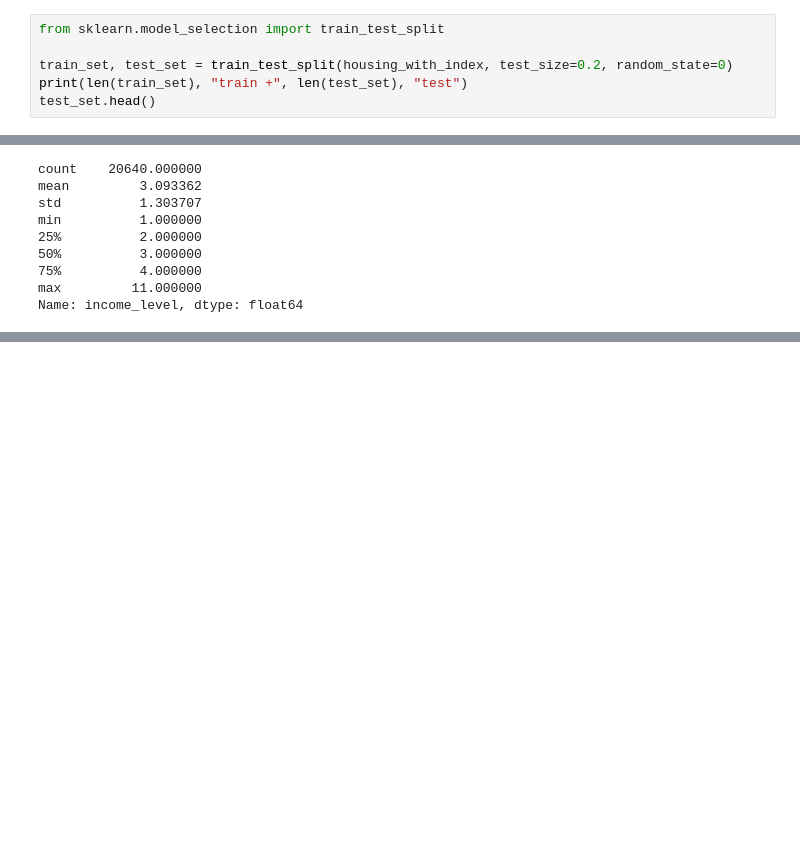
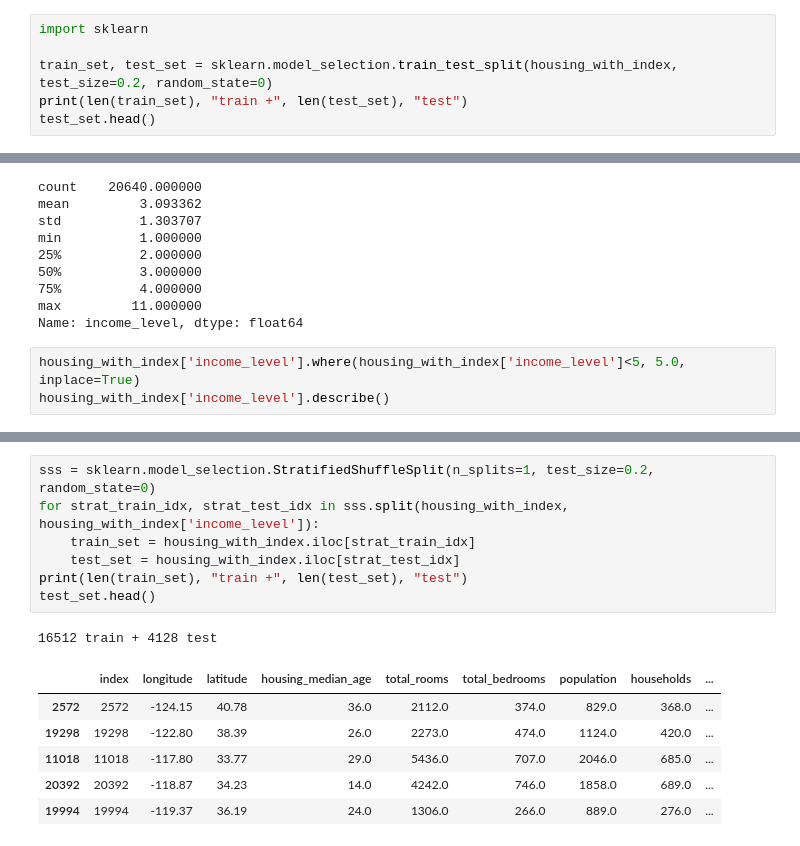
Before and after one commit to CarlyleMan/learning-tf2, a Jupyter notebook: ch2.ipynb, the cells around one changed output, grey strips where cells are left out. Cells and saved outputs as stored; diff of their text form; blank space fills up the shorter version.

Commit message:
use of sklearn.model_selection.StratifiedShuffleSplit

```diff
--- a/ch2.ipynb
+++ b/ch2.ipynb
@@ -210,9 +210,9 @@ test_set.head()
 | 12 | 12 | -122.26 | 37.85 | 52.0 | 2491.0 | 474.0 | 1098.0 | 468.0 | ... |
 | 13 | 13 | -122.26 | 37.84 | 52.0 | 696.0 | 191.0 | 345.0 | 174.0 | ... |
 # %%
-from sklearn.model_selection import train_test_split
+import sklearn
 
-train_set, test_set = train_test_split(housing_with_index, test_size=0.2, random_state=0)
+train_set, test_set = sklearn.model_selection.train_test_split(housing_with_index, test_size=0.2, random_state=0)
 print(len(train_set), "train +", len(test_set), "test")
 test_set.head()
 # %% [output]
@@ -236,3 +236,6 @@ min          1.000000
 75%          4.000000
 max         11.000000
 Name: income_level, dtype: float64
+# %%
+housing_with_index['income_level'].where(housing_with_index['income_level']<5, 5.0, inplace=True)
+housing_with_index['income_level'].describe()
@@ -238,0 +252,15 @@ Name: income_level, dtype: float64
+# %%
+sss = sklearn.model_selection.StratifiedShuffleSplit(n_splits=1, test_size=0.2, random_state=0)
+for strat_train_idx, strat_test_idx in sss.split(housing_with_index, housing_with_index['income_level']):
+    train_set = housing_with_index.iloc[strat_train_idx]
+    test_set = housing_with_index.iloc[strat_test_idx]
+print(len(train_set), "train +", len(test_set), "test")
+test_set.head()
+# %% [output]
+16512 train + 4128 test
+|  | index | longitude | latitude | housing_median_age | total_rooms | total_bedrooms | population | households | ... |
+| 2572 | 2572 | -124.15 | 40.78 | 36.0 | 2112.0 | 374.0 | 829.0 | 368.0 | ... |
+| 19298 | 19298 | -122.80 | 38.39 | 26.0 | 2273.0 | 474.0 | 1124.0 | 420.0 | ... |
+| 11018 | 11018 | -117.80 | 33.77 | 29.0 | 5436.0 | 707.0 | 2046.0 | 685.0 | ... |
+| 20392 | 20392 | -118.87 | 34.23 | 14.0 | 4242.0 | 746.0 | 1858.0 | 689.0 | ... |
+| 19994 | 19994 | -119.37 | 36.19 | 24.0 | 1306.0 | 266.0 | 889.0 | 276.0 | ... |
```
Also changed, not shown: parts of 2 cells of this notebook.
